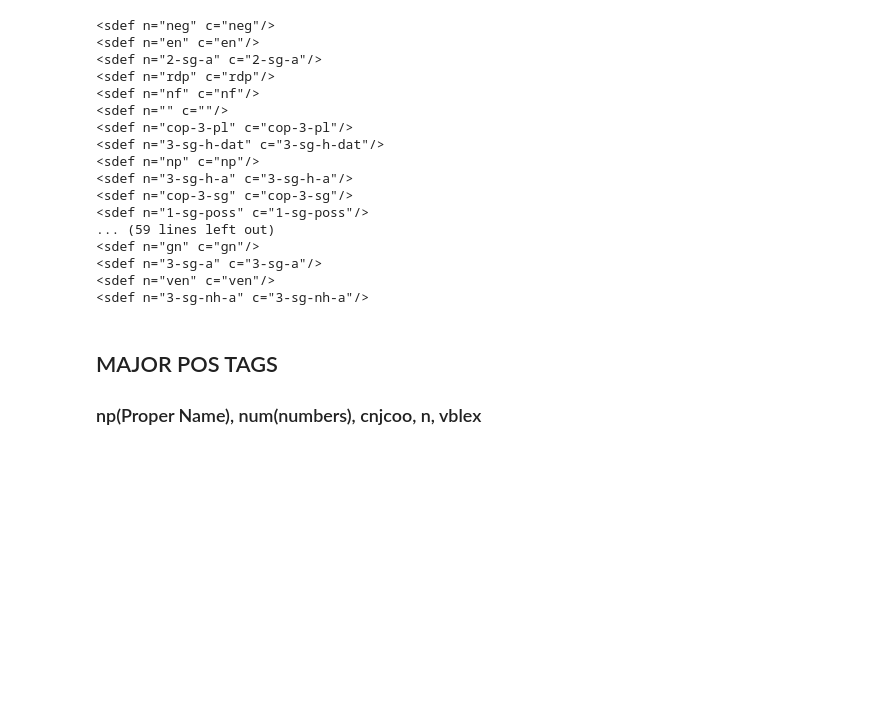
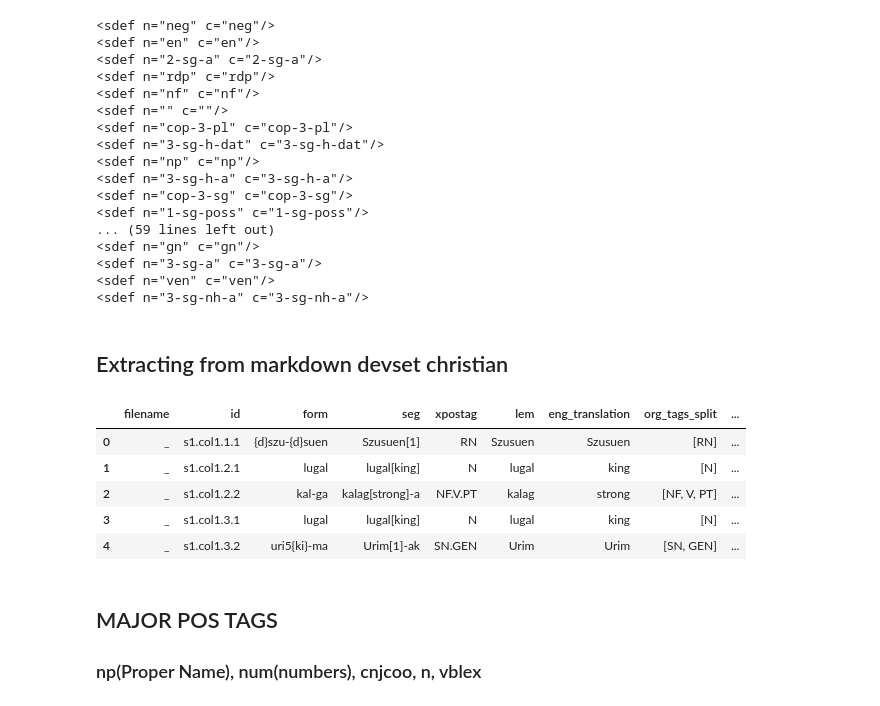
Before and after one commit to cdli-gh/apertium-sux-eng, a Jupyter notebook: sux_preprocessing.ipynb, the cells around one changed output. Cells and saved outputs as stored; diff of their text form; code cells hidden in the pictures; blank space fills up the shorter version.

```diff
--- a/sux_preprocessing.ipynb
+++ b/sux_preprocessing.ipynb
@@ -196,3 +196,5 @@ for tg in all_tags:
 <sdef n="3-sg-a" c="3-sg-a"/>
 <sdef n="ven" c="ven"/>
 <sdef n="3-sg-nh-a" c="3-sg-nh-a"/>
+# %% [markdown]
+## Extracting from markdown devset christian
@@ -198,0 +284,9 @@ for tg in all_tags:
+# %%
+extracted_df.head()
+# %% [output]
+|  | filename | id | form | seg | xpostag | lem | eng_translation | org_tags_split | ... |
+| 0 | _ | s1.col1.1.1 | {d}szu-{d}suen | Szusuen[1] | RN | Szusuen | Szusuen | [RN] | ... |
+| 1 | _ | s1.col1.2.1 | lugal | lugal[king] | N | lugal | king | [N] | ... |
+| 2 | _ | s1.col1.2.2 | kal-ga | kalag[strong]-a | NF.V.PT | kalag | strong | [NF, V, PT] | ... |
+| 3 | _ | s1.col1.3.1 | lugal | lugal[king] | N | lugal | king | [N] | ... |
+| 4 | _ | s1.col1.3.2 | uri5{ki}-ma | Urim[1]-ak | SN.GEN | Urim | Urim | [SN, GEN] | ... |
```
Also changed, not shown: parts of 16 cells of this notebook, 8 other files.
